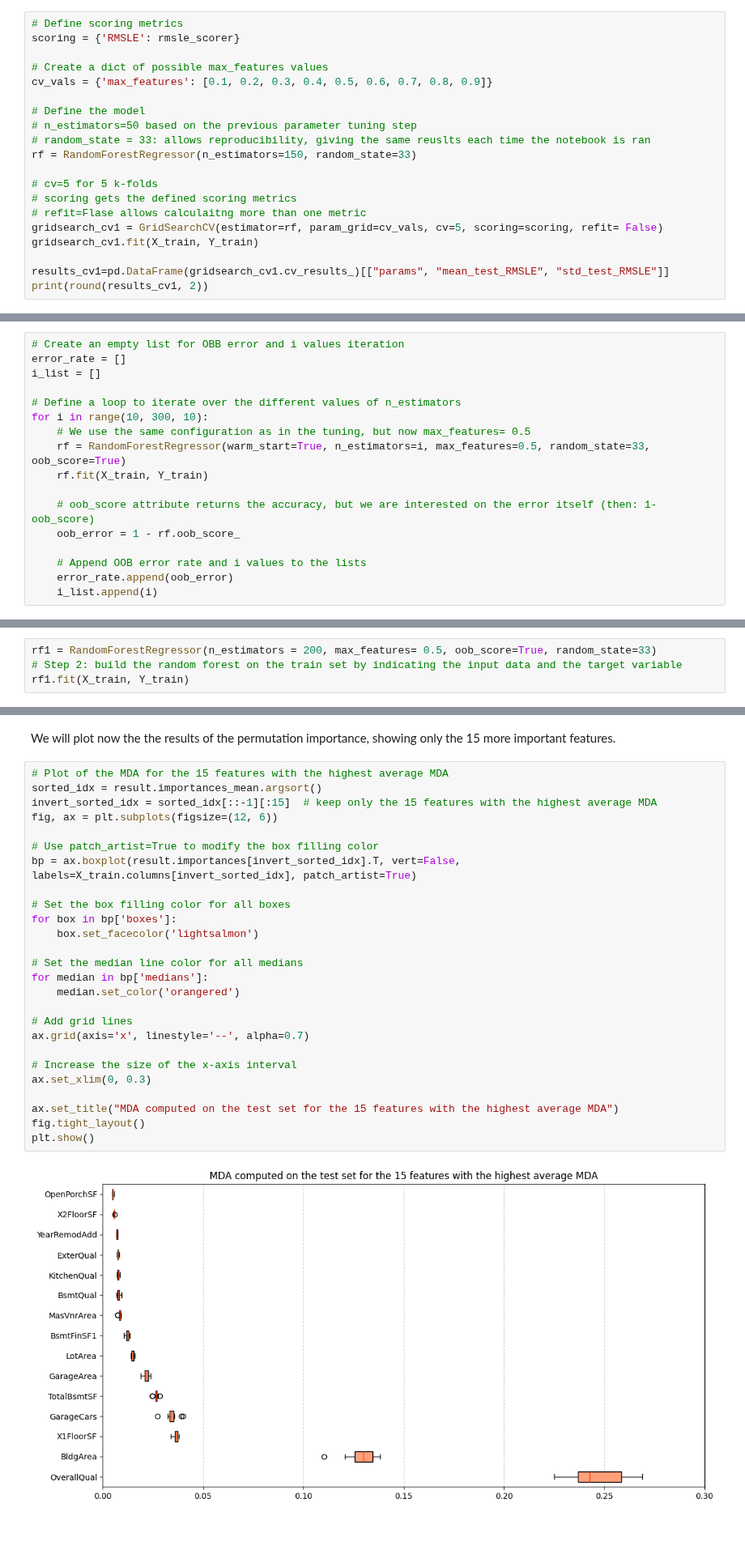
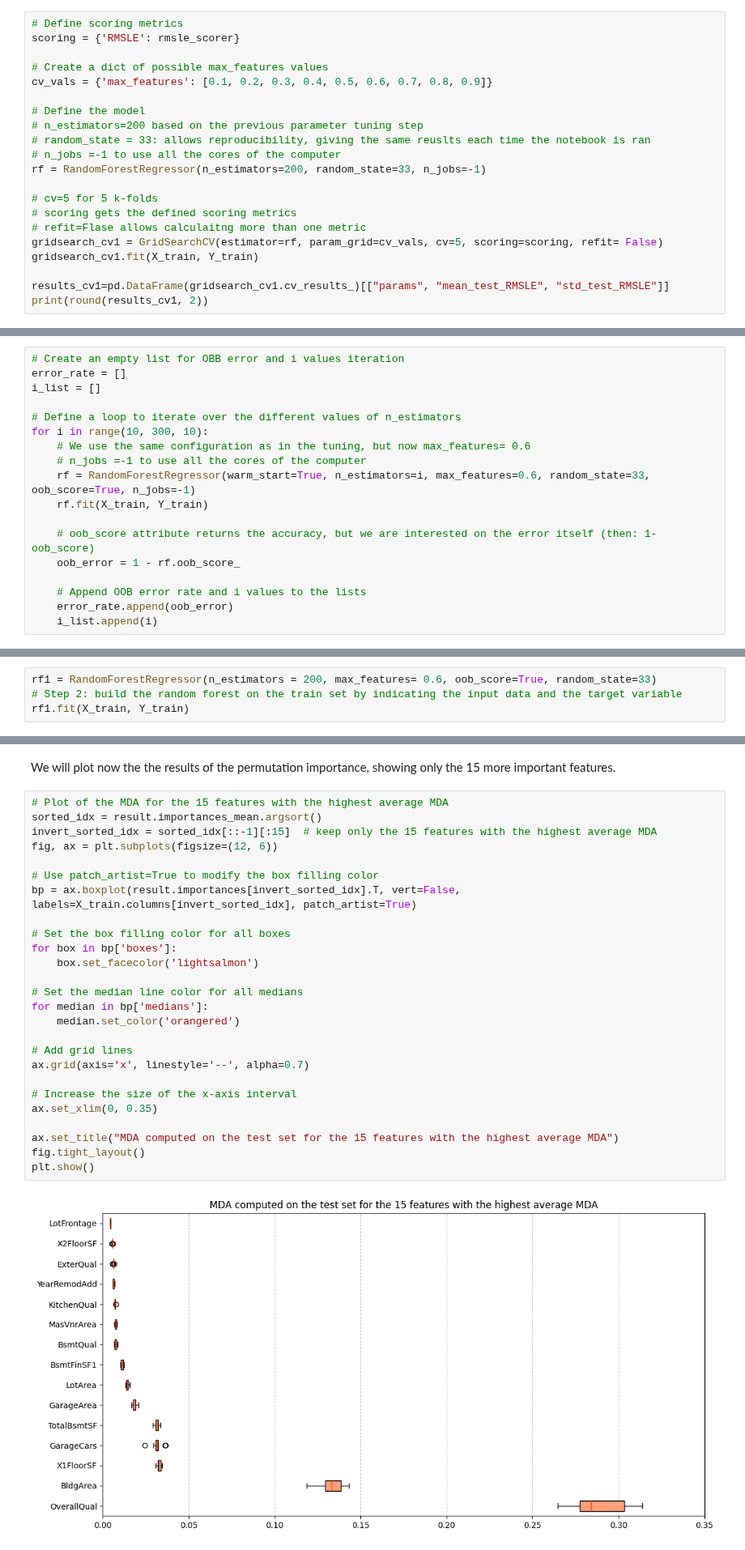
Before and after one commit to rajesvariparasa/ml-processing-pipeline-for-predicting-houseprices, a Jupyter notebook: Milestone-3-RandomForests.ipynb, the cells around one changed output, grey strips where cells are left out. Shown at 81% size. Cells and saved outputs as stored; diff of their text form.

```diff
--- a/Milestone-3-RandomForests.ipynb
+++ b/Milestone-3-RandomForests.ipynb
@@ -141,9 +141,10 @@ scoring = {'RMSLE': rmsle_scorer}
 cv_vals = {'max_features': [0.1, 0.2, 0.3, 0.4, 0.5, 0.6, 0.7, 0.8, 0.9]}
 
 # Define the model
-# n_estimators=50 based on the previous parameter tuning step
+# n_estimators=200 based on the previous parameter tuning step
 # random_state = 33: allows reproducibility, giving the same reuslts each time the notebook is ran
-rf = RandomForestRegressor(n_estimators=150, random_state=33)
+# n_jobs =-1 to use all the cores of the computer
+rf = RandomForestRegressor(n_estimators=200, random_state=33, n_jobs=-1)
 
 # cv=5 for 5 k-folds
 # scoring gets the defined scoring metrics
@@ -176,8 +177,9 @@ i_list = []
 
 # Define a loop to iterate over the different values of n_estimators
 for i in range(10, 300, 10):
-    # We use the same configuration as in the tuning, but now max_features= 0.5
-    rf = RandomForestRegressor(warm_start=True, n_estimators=i, max_features=0.5, random_state=33, oob_score=True)
+    # We use the same configuration as in the tuning, but now max_features= 0.6
+    # n_jobs =-1 to use all the cores of the computer
+    rf = RandomForestRegressor(warm_start=True, n_estimators=i, max_features=0.6, random_state=33, oob_score=True, n_jobs=-1)
     rf.fit(X_train, Y_train)
 
     # oob_score attribute returns the accuracy, but we are interested on the error itself (then: 1-oob_score)
@@ -203,7 +205,7 @@ We can see that, even after changing the max_features parameter value, n_estimat
 #### 2.4. Applying the final Random Forest model
 Now we will train the final model with the tuned hyperparameters and compute the OOB error.
 # %%
-rf1 = RandomForestRegressor(n_estimators = 200, max_features= 0.5, oob_score=True, random_state=33)
+rf1 = RandomForestRegressor(n_estimators = 200, max_features= 0.6, oob_score=True, random_state=33)
 # Step 2: build the random forest on the train set by indicating the input data and the target variable
 rf1.fit(X_train, Y_train)
 # %% [output]
@@ -228,31 +230,31 @@ We will plot now the the results of the permutation importance, showing only the
 # %%
 # Plot of the MDA for the 15 features with the highest average MDA
 sorted_idx = result.importances_mean.argsort()
 invert_sorted_idx = sorted_idx[::-1][:15]  # keep only the 15 features with the highest average MDA
 fig, ax = plt.subplots(figsize=(12, 6))
 
 # Use patch_artist=True to modify the box filling color
 bp = ax.boxplot(result.importances[invert_sorted_idx].T, vert=False, labels=X_train.columns[invert_sorted_idx], patch_artist=True)
 
 # Set the box filling color for all boxes
 for box in bp['boxes']:
     box.set_facecolor('lightsalmon')
 
 # Set the median line color for all medians
 for median in bp['medians']:
     median.set_color('orangered')
 
 # Add grid lines
 ax.grid(axis='x', linestyle='--', alpha=0.7)
 
 # Increase the size of the x-axis interval
-ax.set_xlim(0, 0.3)
+ax.set_xlim(0, 0.35)
 
 ax.set_title("MDA computed on the test set for the 15 features with the highest average MDA")
 fig.tight_layout()
 plt.show()
 # %% [output]
-[figure, old version]
+[figure, new version]
 # %% [markdown]
 The variable importance analysis shows Overall Quality and Building Area as the two main variables, with a big distance from the following one. This is congruent with waht we have seen in the linear regression model analysis, where the same variables showed the highest correlation with the target variable 'Sold Price'
 # %% [markdown]
```
Also changed, not shown: parts of 22 cells of this notebook.
